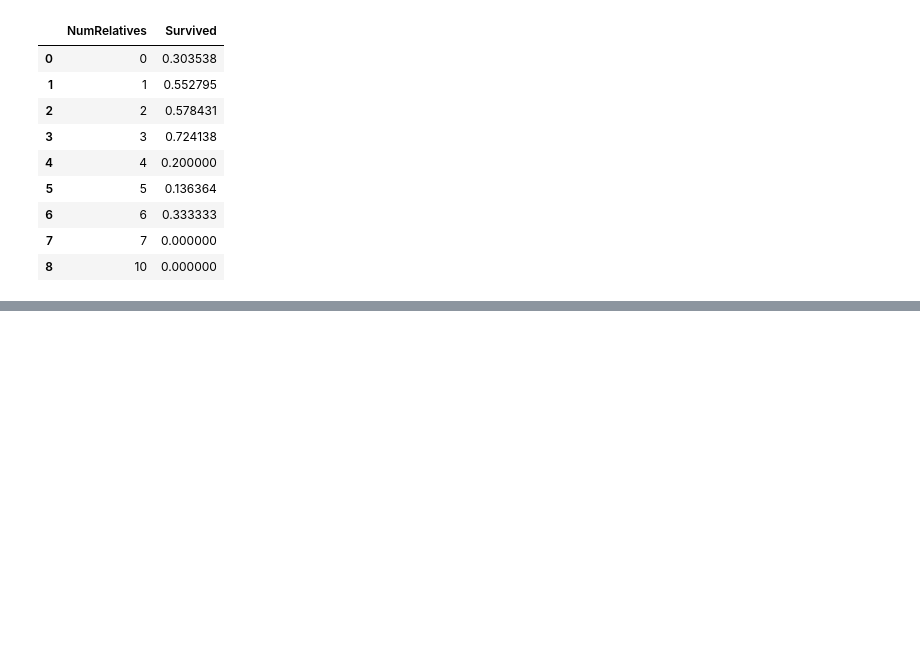
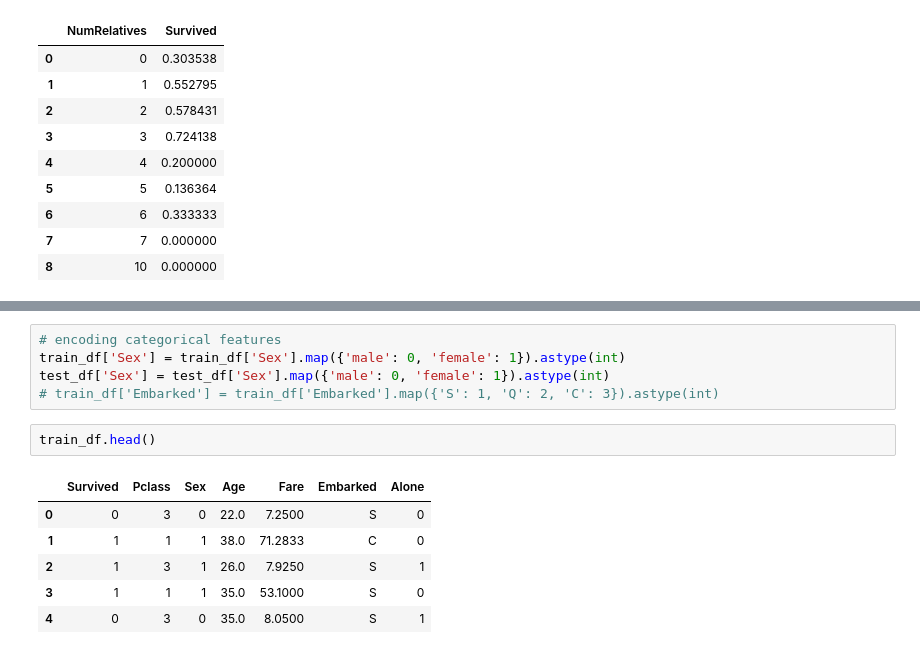
Before and after one commit to henriqueLD/CompetitionsKaggle, a Jupyter notebook: Titanic/pipeline.ipynb, the cells around one changed output, grey strips where cells are left out. Saved outputs shown, nothing was run; the diff lists cells and outputs as text; blank space fills up the shorter version.

```diff
--- a/Titanic/pipeline.ipynb
+++ b/Titanic/pipeline.ipynb
@@ -98,0 +126,14 @@ train_df[['Alone','Survived']].groupby(['Alone'], as_index=False).mean('Survived
+# %%
+# encoding categorical features
+train_df['Sex'] = train_df['Sex'].map({'male': 0, 'female': 1}).astype(int)
+test_df['Sex'] = test_df['Sex'].map({'male': 0, 'female': 1}).astype(int)
+# train_df['Embarked'] = train_df['Embarked'].map({'S': 1, 'Q': 2, 'C': 3}).astype(int)
+# %%
+train_df.head()
+# %% [output]
+|  | Survived | Pclass | Sex | Age | Fare | Embarked | Alone |
+| 0 | 0 | 3 | 0 | 22.0 | 7.2500 | S | 0 |
+| 1 | 1 | 1 | 1 | 38.0 | 71.2833 | C | 0 |
+| 2 | 1 | 3 | 1 | 26.0 | 7.9250 | S | 1 |
+| 3 | 1 | 1 | 1 | 35.0 | 53.1000 | S | 0 |
+| 4 | 0 | 3 | 0 | 35.0 | 8.0500 | S | 1 |
```
Also changed, not shown: parts of 13 cells of this notebook.
